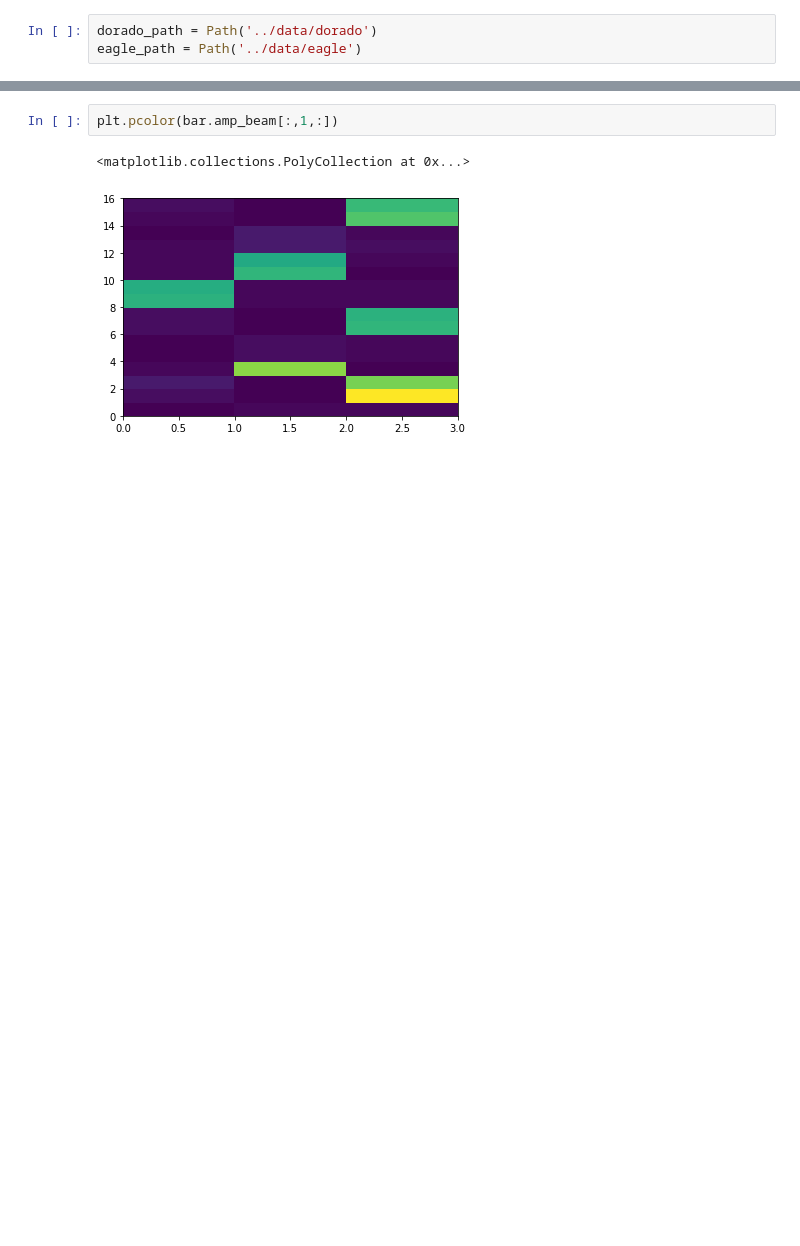
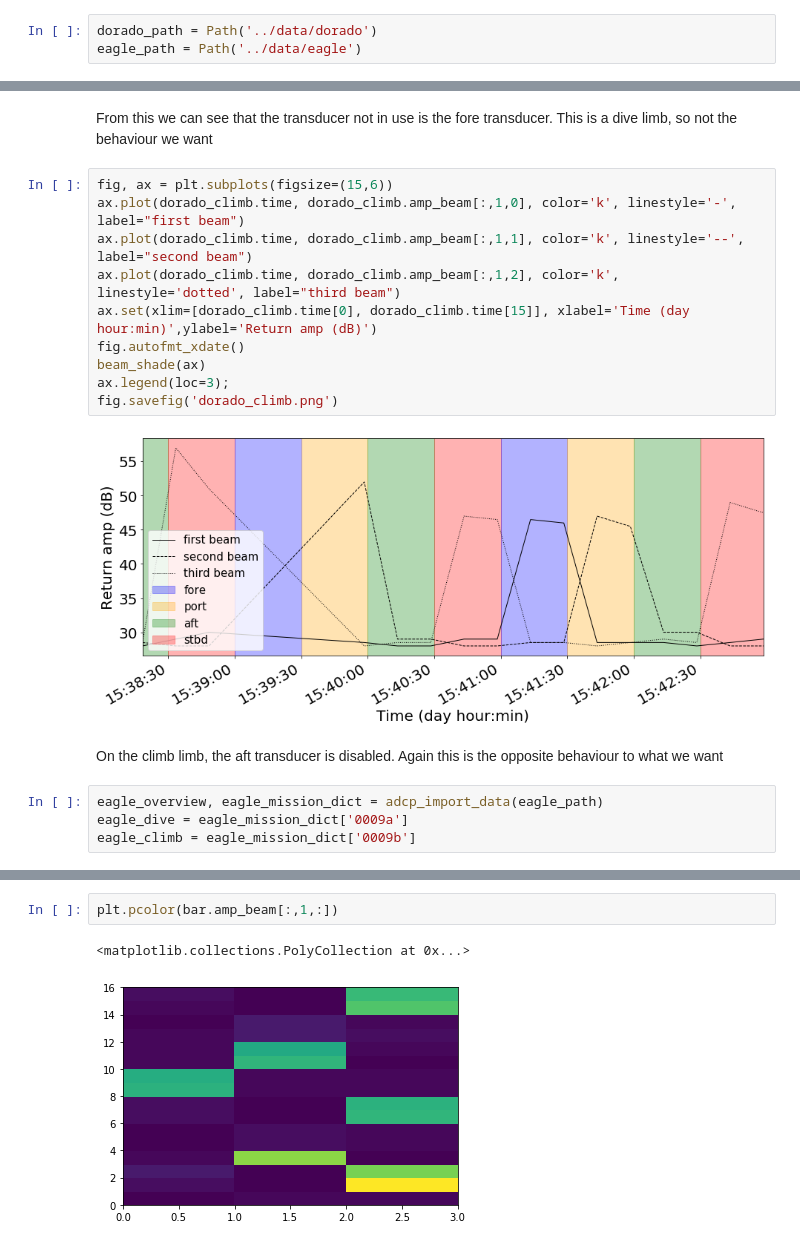
Before and after one commit to callumrollo/adcp-glider, a Jupyter notebook: notebooks/bench_tests.ipynb, the cells around one changed output, grey strips where cells are left out. Cells and saved outputs as stored; diff of their text form; blank space fills up the shorter version.

```diff
--- a/notebooks/bench_tests.ipynb
+++ b/notebooks/bench_tests.ipynb
@@ -153,0 +81,20 @@ ax.legend()
+# %% [markdown]
+From this we can see that the transducer not in use is the fore transducer. This is a dive limb, so not the behaviour we want
+# %%
+fig, ax = plt.subplots(figsize=(15,6))
+ax.plot(dorado_climb.time, dorado_climb.amp_beam[:,1,0], color='k', linestyle='-', label="first beam")
+ax.plot(dorado_climb.time, dorado_climb.amp_beam[:,1,1], color='k', linestyle='--', label="second beam")
+ax.plot(dorado_climb.time, dorado_climb.amp_beam[:,1,2], color='k', linestyle='dotted', label="third beam")
+ax.set(xlim=[dorado_climb.time[0], dorado_climb.time[15]], xlabel='Time (day hour:min)',ylabel='Return amp (dB)')
+fig.autofmt_xdate()
+beam_shade(ax)
+ax.legend(loc=3);
+fig.savefig('dorado_climb.png')
+# %% [output]
+[figure, added]
+# %% [markdown]
+On the climb limb, the aft transducer is disabled. Again this is the opposite behaviour to what we want
+# %%
+eagle_overview, eagle_mission_dict = adcp_import_data(eagle_path)
+eagle_dive = eagle_mission_dict['0009a']
+eagle_climb = eagle_mission_dict['0009b']
```
Also changed, not shown: parts of 19 cells of this notebook, 4 other files.
